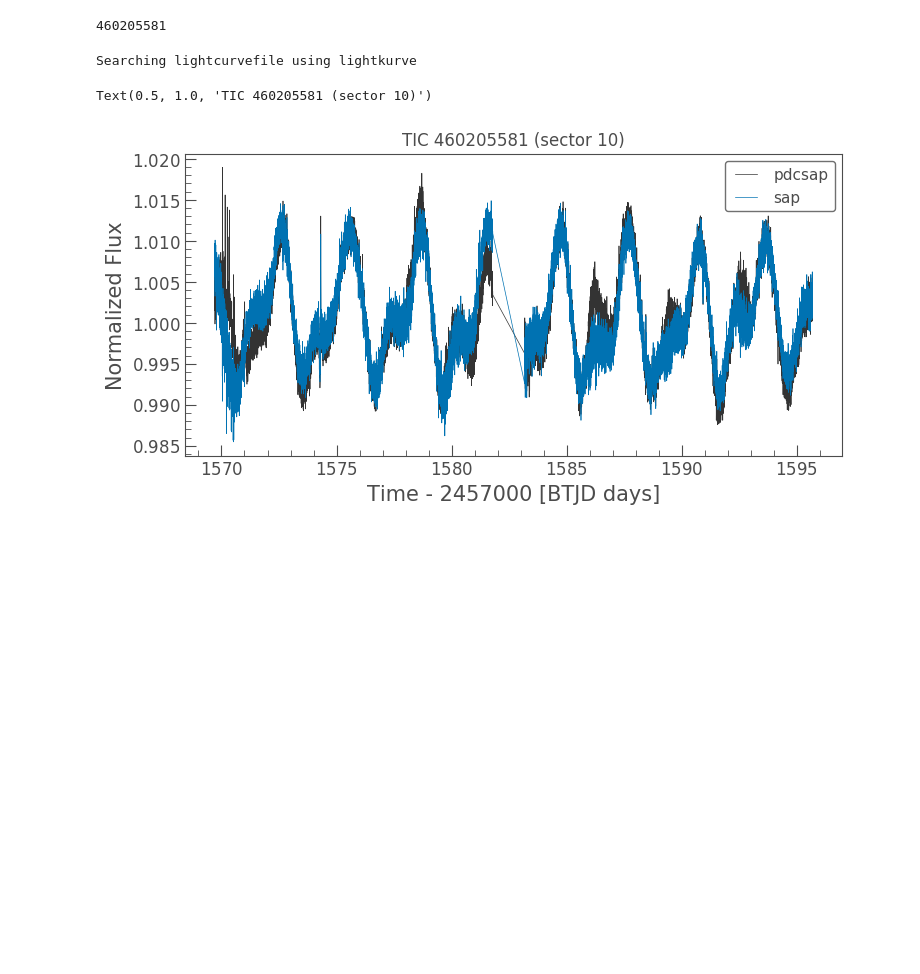
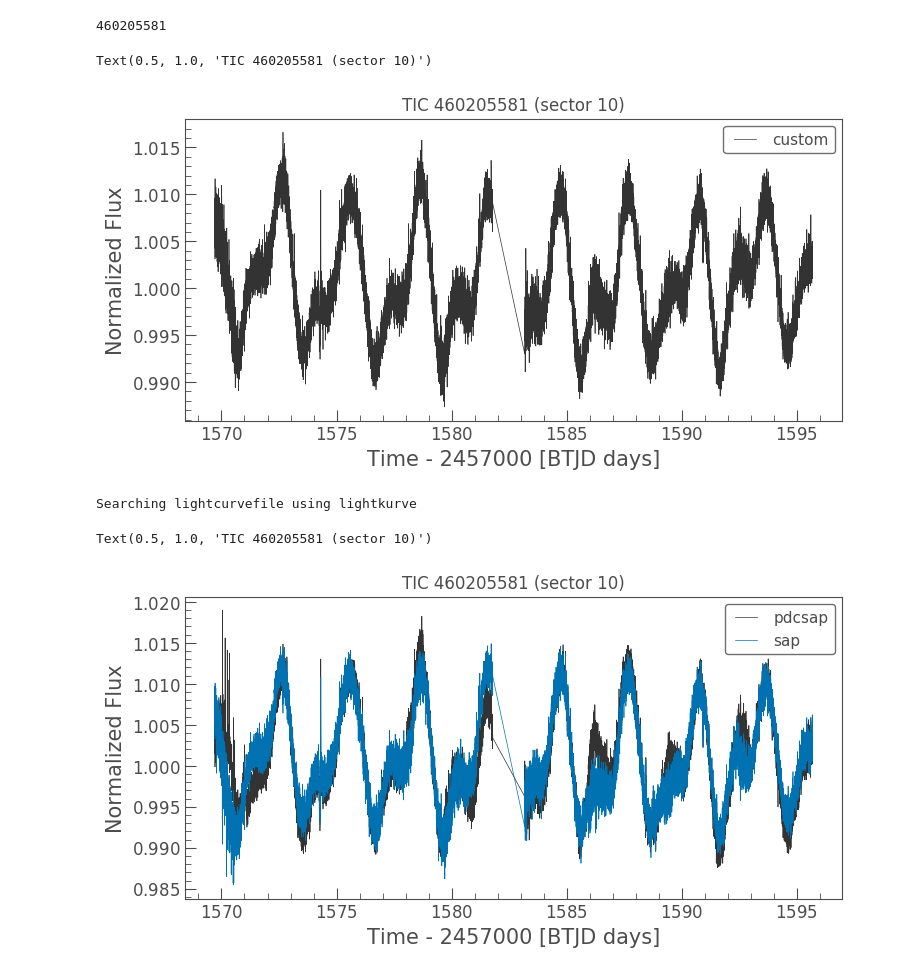
Before and after one commit to jpdeleon/chronos, a Jupyter notebook: notebooks/examples-lightcurves.ipynb, the cells around one changed output. Saved outputs shown, nothing was run; the diff lists cells and outputs as text; code cells hidden in the pictures; blank space fills up the shorter version.

```diff
--- a/notebooks/examples-lightcurves.ipynb
+++ b/notebooks/examples-lightcurves.ipynb
@@ -138,8 +148,11 @@ s.ticid
 # %%
 #custom lc
 custom_lc = s.make_custom_lc(sap_mask='pipeline')
-s.lc_custom.plot(ax=ax, label='custom')
+ax = s.lc_custom.plot(label='custom')
 ax.set_title(f'TIC {s.ticid} (sector {s.sector})')
+# %% [output]
+Text(0.5, 1.0, 'TIC 460205581 (sector 10)')
+[figure, added]
 # %%
 #get pipeline lc
 pdcsap = s.get_lc(lctype='pdcsap')
```
Also changed, not shown: parts of 1 cell of this notebook, 5 other files.
